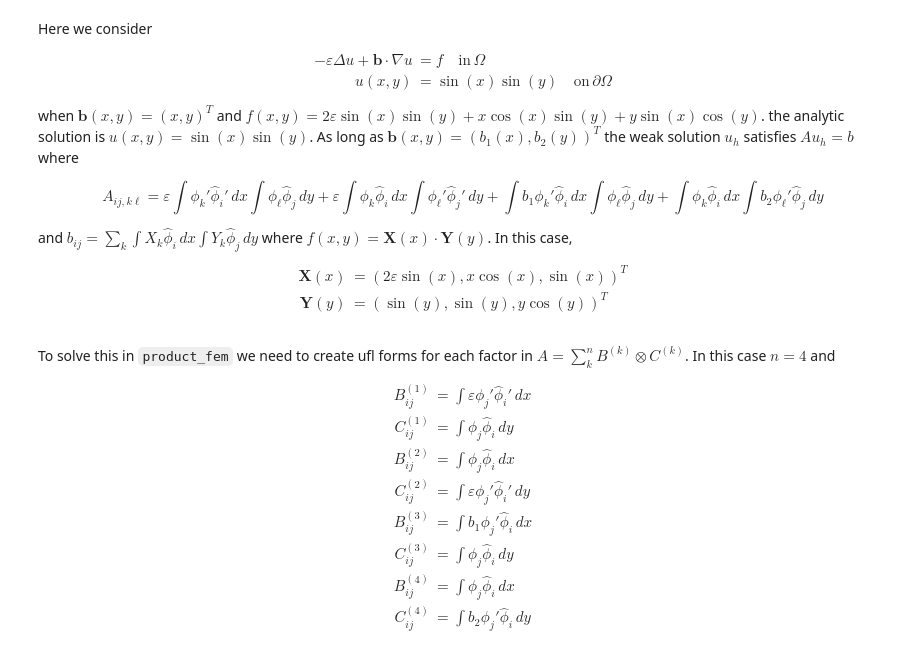
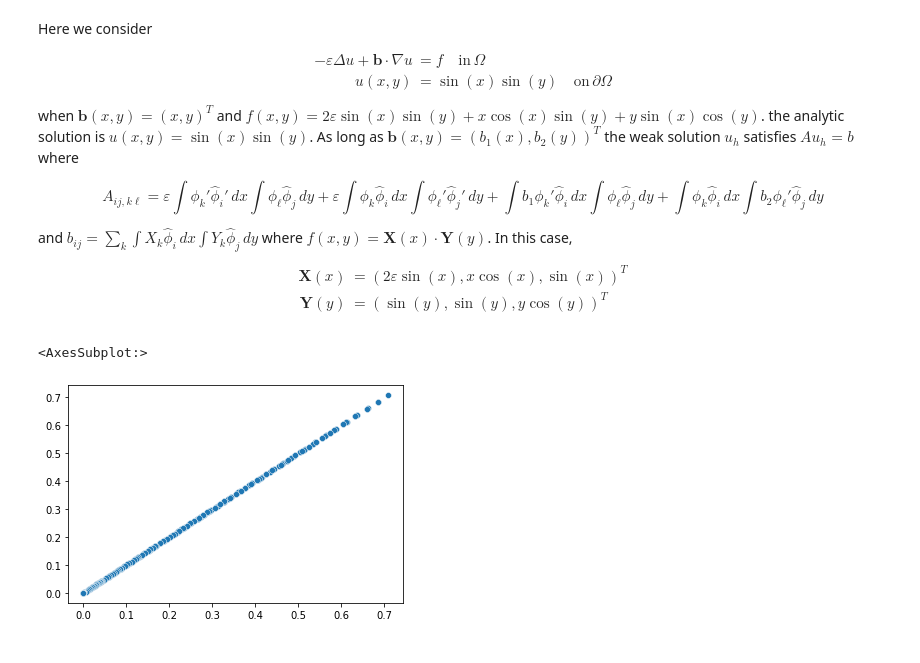
Before and after one commit to kr-colab/product-space-FEM, a Jupyter notebook: examples/drift_diffusion_sinusoidal_solution.ipynb, the cells around one changed output. Saved outputs shown, nothing was run; the diff lists cells and outputs as text; code cells hidden in the pictures.

```diff
--- a/examples/drift_diffusion_sinusoidal_solution.ipynb
+++ b/examples/drift_diffusion_sinusoidal_solution.ipynb
@@ -47,23 +51,6 @@ $$\begin{align*}
     \mathbf X(x) &= (2\varepsilon\sin(x), x\cos(x), \sin(x))^T\\
 \mathbf Y(y) &= (\sin(y), \sin(y), y\cos(y))^T
 \end{align*}$$
-# %% [markdown]
-To solve this in `product_fem` we need to create
-ufl forms for each factor in $A = \sum_k^n B^{(k)}\otimes C^{(k)}$.
-In this case $n=4$ and
-
-$$
-\begin{align*}
-    B_{ij}^{(1)} &= \int\! \varepsilon \phi_j'\hat\phi_i' \,dx \\
-    C_{ij}^{(1)} &= \int\! \phi_j\hat\phi_i \,dy\\
-    B_{ij}^{(2)} &= \int\! \phi_j\hat\phi_i \,dx \\
-    C_{ij}^{(2)} &= \int\! \varepsilon \phi_j'\hat\phi_i' \,dy\\
-    B_{ij}^{(3)} &= \int\! b_1\phi_j'\hat\phi_i \,dx \\
-    C_{ij}^{(3)} &= \int\! \phi_j\hat\phi_i \,dy\\
-    B_{ij}^{(4)} &= \int\! \phi_j\hat\phi_i \,dx \\
-    C_{ij}^{(4)} &= \int\! b_2\phi_j'\hat\phi_i \,dy
-\end{align*}
-$$
 # %%
 def forward_solve(n, eps, error=False):
     # set up function space
@@ -102,6 +89,45 @@ def forward_solve(n, eps, error=False):
         return h, L2_error
     else:
         return u_h
+# %%
+# set up function space
+mesh = UnitIntervalMesh(20)
+h = mesh.hmax()
+V = FunctionSpace(mesh, 'CG', 1)
+W = pf.ProductFunctionSpace(V)
+
+# drift coefs
+eps = 1
+b1 = Expression('x[0]', element=V.ufl_element())
+b2 = Expression('x[0]', element=V.ufl_element())
+b = (b1, b2)
+
+# force function f = sum_i X_iY_i
+X = ['2 * eps * sin(x[0])', 'x[0] * cos(x[0])', 'sin(x[0])']
+X = [Expression(x, element=V.ufl_element(), eps=eps) for x in X]
+Y = ['sin(x[0])', 'sin(x[0])', 'x[0] * cos(x[0])']
+Y = [Expression(y, element=V.ufl_element()) for y in Y]
+f = (X, Y)
+
+# boundary conditions
+u_bdy = lambda x, y: np.sin(x) * np.sin(y)
+bc = pf.ProductDirichletBC(W, u_bdy, 'on_boundary')
+
+# fem solution
+dd = DriftDiffusion(W, eps, b, f, bc)
+u_h = dd.solve()
+
+# analytic solution
+u = pf.Function(W)
+u.assign(u_bdy)
+u = u.array
+
+x = [i for i in range(len(u_h))]
+sns.scatterplot(x=u, y=u_h)
+# sns.lineplot(x=x, y=u)
+# %% [output]
+<AxesSubplot:>
+[figure, added]
 # %%
 # def forward_solve(n, eps=1e-3, error=False):
 #     mesh = UnitIntervalMesh(n-1)
```
Also changed, not shown: parts of 5 cells of this notebook, 3 other files.
